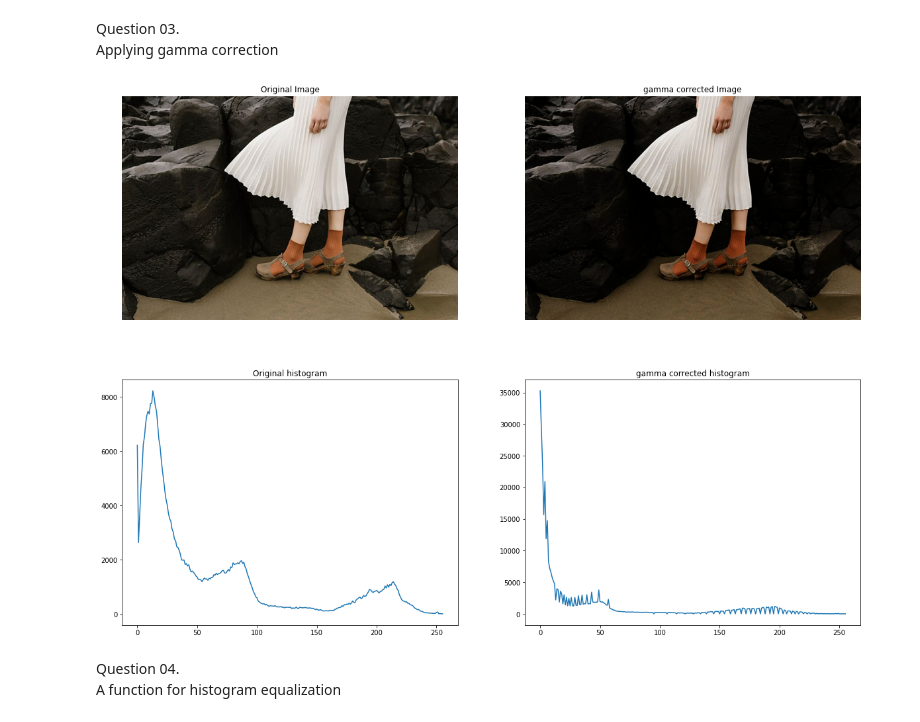
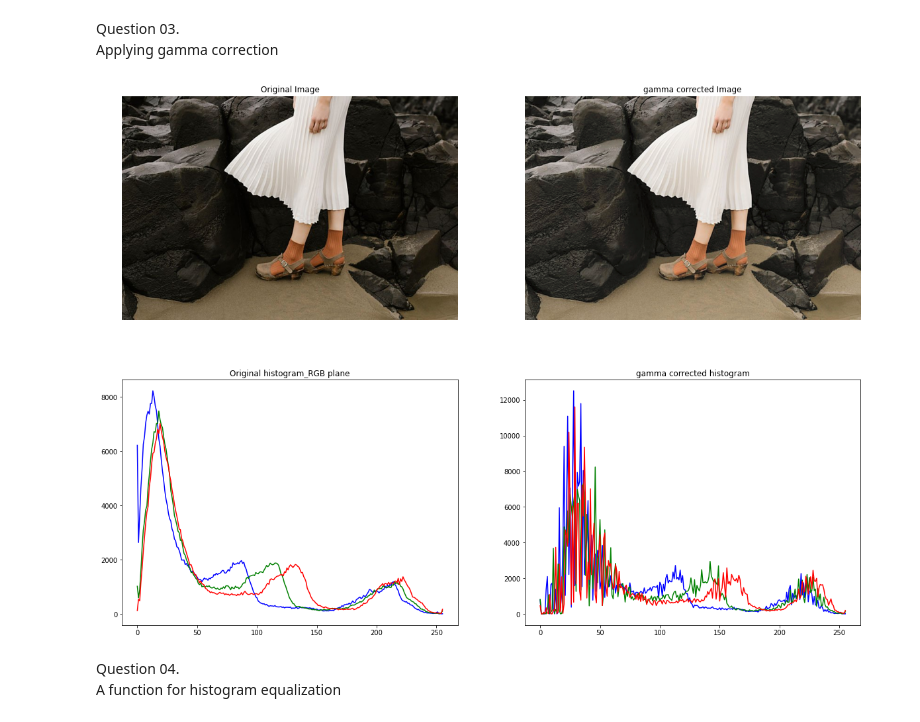
Before and after one commit to CSL9969/EN2550_Image_Processing, a Jupyter notebook: assignment1.ipynb, the cells around one changed output. Drawn from its saved outputs; the diff is of its cells as text; code cells hidden in the pictures.

Commit message:
Q3 corrected

```diff
--- a/assignment1.ipynb
+++ b/assignment1.ipynb
@@ -67,38 +67,51 @@ Question 03. <br>Applying gamma correction
 # %%
 import cv2 as cv
 import numpy as np
 import matplotlib.pyplot as plt
 
+colours = ('blue' , 'green' , 'red')
+
 img = cv.imread(r'images/highlights_and_shadows.jpg')
 assert img is not None
+original_hist=[0,0,0]
+for i in range(3):
+    original_hist[i] = cv.calcHist([img] , [i] , None , [256] , [0 , 256])
 
-original_hist = cv.calcHist([img] , [0] , None , [256] , [0 , 256])
+lab_img = cv.cvtColor(img , cv.COLOR_BGR2Lab)
 
-gamma = 1.5   #can change gamma value to get different outputs
+(l , a , b) = cv.split(lab_img)
+
+gamma = 0.7   #can change gamma value to get different outputs
 t = np.array([(p/255) ** gamma * 255 for p in range(256)]).astype(np.uint8)
-gamma_corrected = cv.LUT(img , t)
+gamma_corrected = cv.LUT(l , t)
 
-gamma_corrected_hist = cv.calcHist([gamma_corrected] , [0] , None , [256] , [0 , 256])
+lab_img = cv.merge([gamma_corrected , a , b])
+
+lab_hist = [0 , 0 , 0]
+for i in range(3):
+    lab_hist[i] = cv.calcHist([cv.cvtColor(lab_img , cv.COLOR_Lab2BGR)] , [i] , None , [256] , [0 , 256])
 
 fig , ax = plt.subplots(2 , 2)
 fig.set_figwidth(20)
 fig.set_figheight(15)
 
 ax[0][0].imshow(cv.cvtColor(img , cv.COLOR_BGR2RGB))
 ax[0][0].axis('off')
 ax[0][0].title.set_text("Original Image")
 
-ax[0][1].imshow(cv.cvtColor(gamma_corrected , cv.COLOR_BGR2RGB))
+ax[0][1].imshow(cv.cvtColor(lab_img , cv.COLOR_Lab2RGB))
 ax[0][1].axis('off')
 ax[0][1].title.set_text("gamma corrected Image")
 
-ax[1][0].plot(original_hist)
-ax[1][0].title.set_text("Original histogram")
+for i in range(3):
+    ax[1][0].plot(original_hist[i] , color = colours[i])
+ax[1][0].title.set_text("Original histogram_RGB plane")
 
-ax[1][1].plot(gamma_corrected_hist)
+for i in range(3):
+    ax[1][1].plot(lab_hist[i] , color = colours[i])
 ax[1][1].title.set_text("gamma corrected histogram")
 # %% [output]
-[figure, old version]
+[figure, new version]
 # %% [markdown]
 Question 04.<br>A function for histogram equalization
 # %%
```
